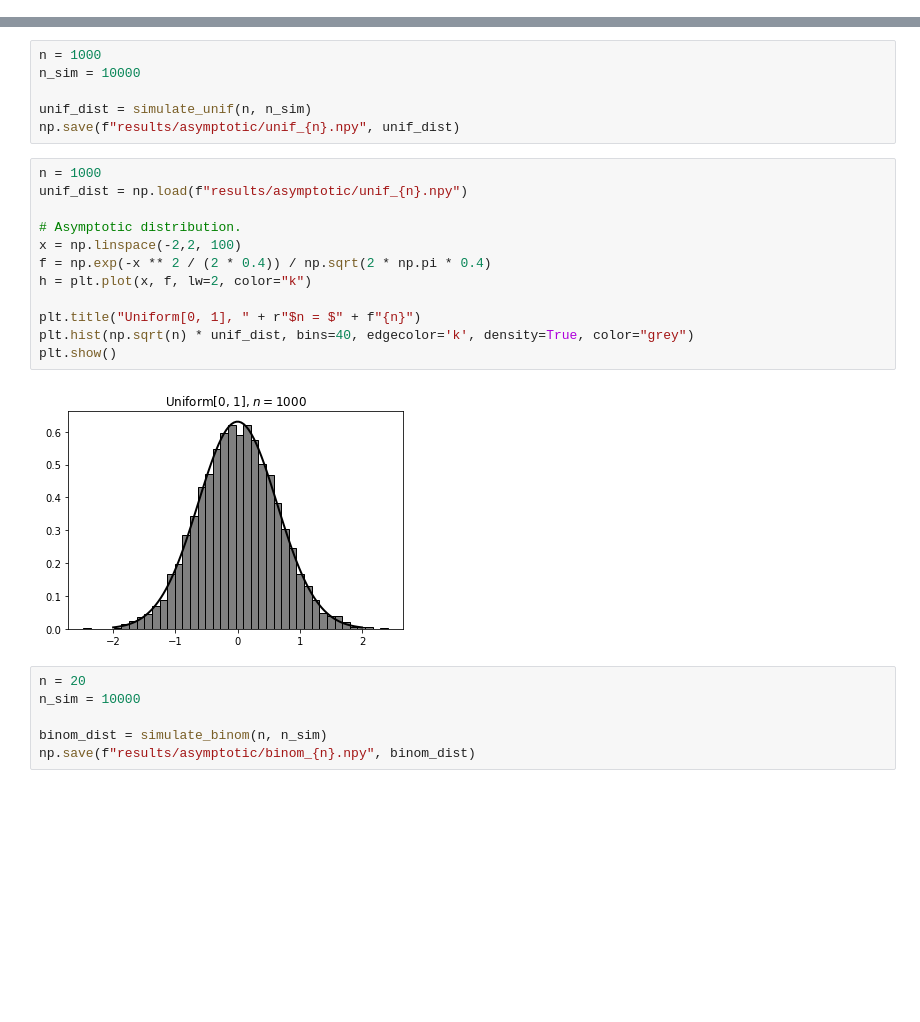
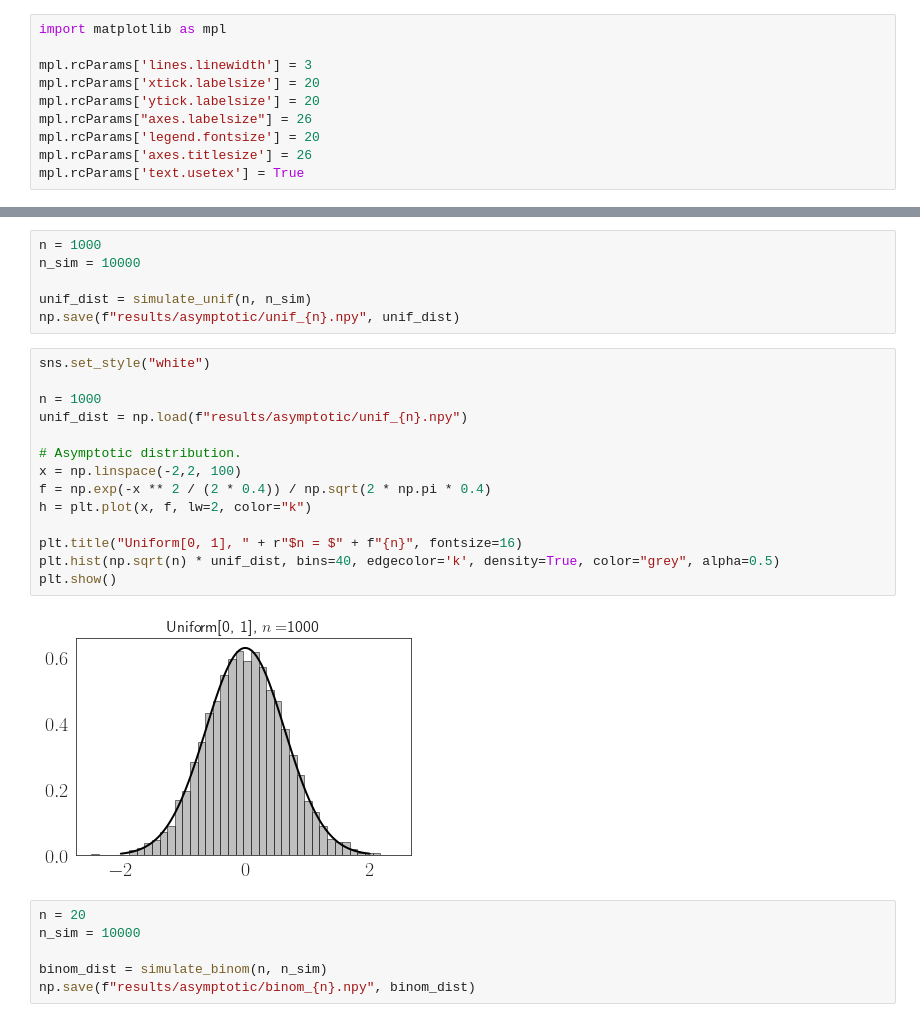
Before and after one commit to ronakdm/prelim, a Jupyter notebook: figure-3.ipynb, the cells around one changed output, grey strips where cells are left out. Saved outputs shown, nothing was run; the diff lists cells and outputs as text; blank space fills up the shorter version.

```diff
--- a/figure-3.ipynb
+++ b/figure-3.ipynb
@@ -7,3 +9,13 @@ from hypothesis_tests import chatterjee
+# %%
+import matplotlib as mpl
+
+mpl.rcParams['lines.linewidth'] = 3
+mpl.rcParams['xtick.labelsize'] = 20
+mpl.rcParams['ytick.labelsize'] = 20
+mpl.rcParams["axes.labelsize"] = 26
+mpl.rcParams['legend.fontsize'] = 20
+mpl.rcParams['axes.titlesize'] = 26
+mpl.rcParams['text.usetex'] = True
 # %%
 def simulate_unif(n, n_sim):
     dist = torch.zeros(n_sim)
@@ -84,19 +167,21 @@ n_sim = 10000
 unif_dist = simulate_unif(n, n_sim)
 np.save(f"results/asymptotic/unif_{n}.npy", unif_dist)
 # %%
+sns.set_style("white")
+
 n = 1000
 unif_dist = np.load(f"results/asymptotic/unif_{n}.npy")
 
 # Asymptotic distribution.
 x = np.linspace(-2,2, 100)
 f = np.exp(-x ** 2 / (2 * 0.4)) / np.sqrt(2 * np.pi * 0.4)
 h = plt.plot(x, f, lw=2, color="k")
 
-plt.title("Uniform[0, 1], " + r"$n = $" + f"{n}")
-plt.hist(np.sqrt(n) * unif_dist, bins=40, edgecolor='k', density=True, color="grey")
+plt.title("Uniform[0, 1], " + r"$n = $" + f"{n}", fontsize=16)
+plt.hist(np.sqrt(n) * unif_dist, bins=40, edgecolor='k', density=True, color="grey", alpha=0.5)
 plt.show()
 # %% [output]
-[figure, old version]
+[figure, new version]
 # %%
 n = 20
 n_sim = 10000
```
Also changed, not shown: parts of 13 cells of this notebook, 27 other files.
